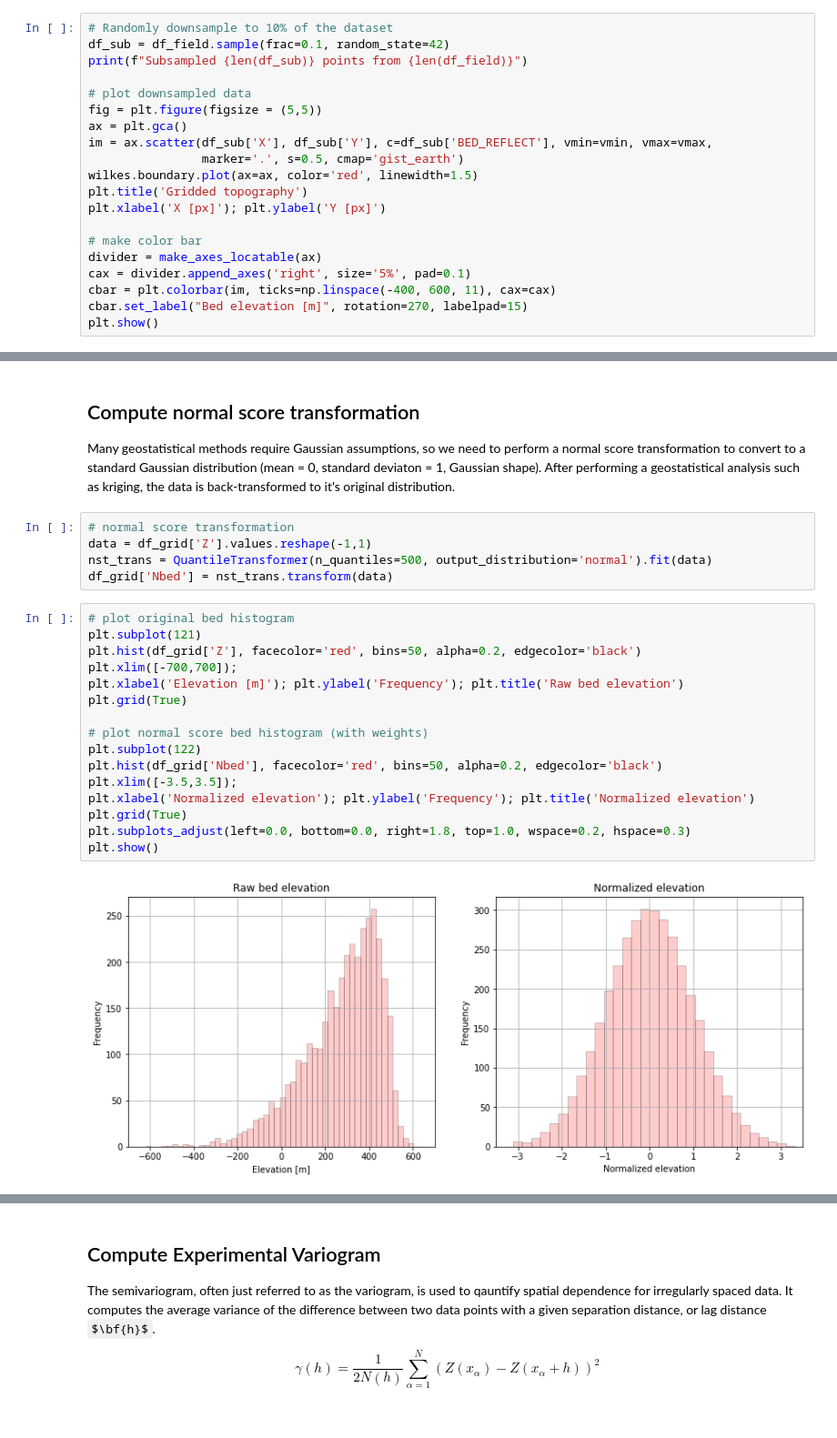
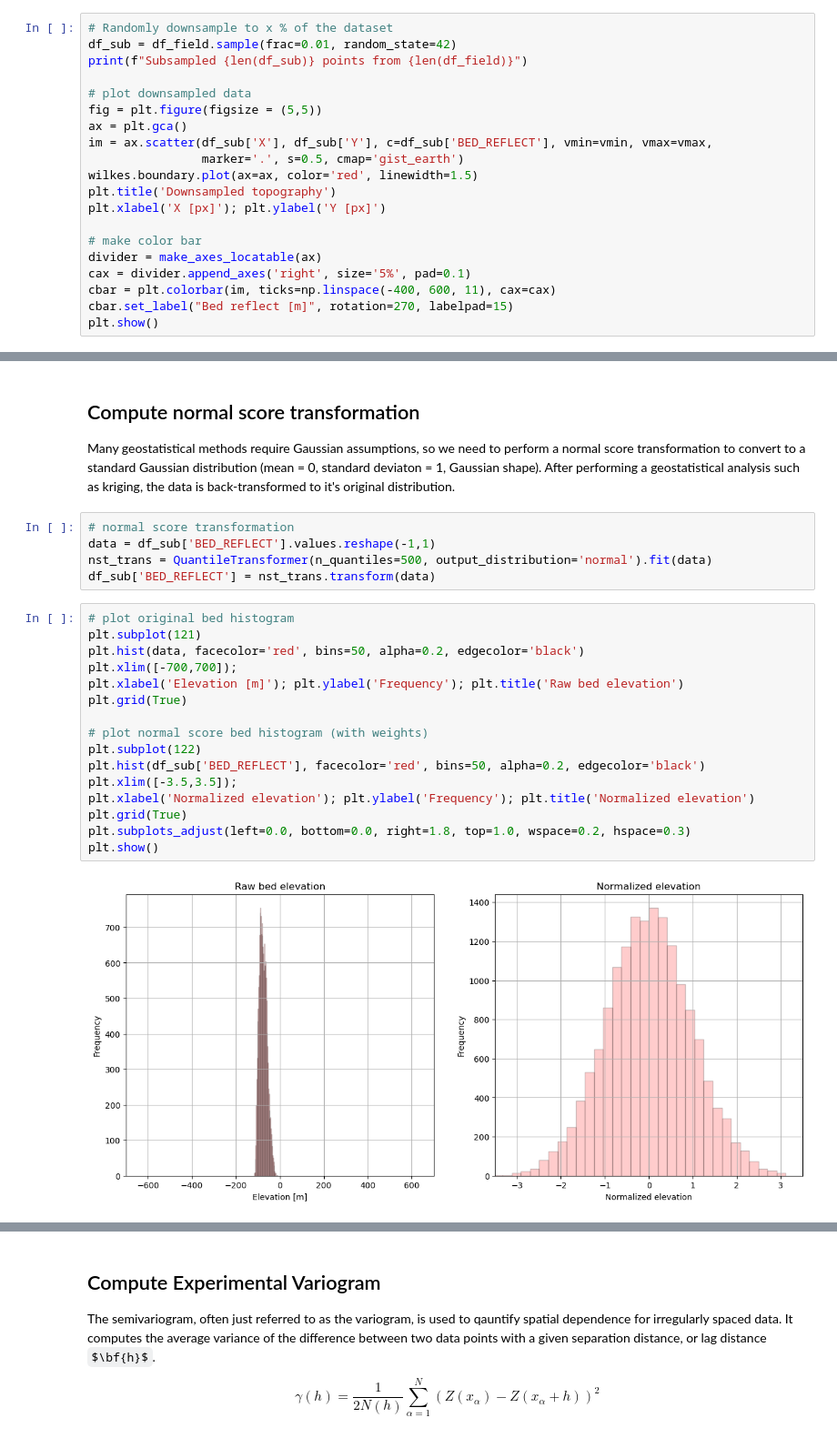
Before and after one commit to elizadawson/gstatsimbook, a Jupyter notebook: 1_Experimental_Variogram.ipynb, the cells around one changed output, grey strips where cells are left out. Shown at 91% size. Cells and saved outputs as stored; diff of their text form; some formulas as TeX source.

```diff
--- a/1_Experimental_Variogram.ipynb
+++ b/1_Experimental_Variogram.ipynb
@@ -113,8 +113,8 @@ df_field
 | 1144086 | 1.578680e+06 | -3.033764e+05 | NaN |
 3539604 rows × 3 columns
 # %%
-# Randomly downsample to 10% of the dataset
-df_sub = df_field.sample(frac=0.1, random_state=42)
+# Randomly downsample to x % of the dataset
+df_sub = df_field.sample(frac=0.01, random_state=42)
 print(f"Subsampled {len(df_sub)} points from {len(df_field)}")
 
 # plot downsampled data
@@ -123,13 +123,13 @@ ax = plt.gca()
 im = ax.scatter(df_sub['X'], df_sub['Y'], c=df_sub['BED_REFLECT'], vmin=vmin, vmax=vmax,
                 marker='.', s=0.5, cmap='gist_earth')
 wilkes.boundary.plot(ax=ax, color='red', linewidth=1.5)
-plt.title('Gridded topography')
+plt.title('Downsampled topography')
 plt.xlabel('X [px]'); plt.ylabel('Y [px]')
 
 # make color bar
 divider = make_axes_locatable(ax)
 cax = divider.append_axes('right', size='5%', pad=0.1)
 cbar = plt.colorbar(im, ticks=np.linspace(-400, 600, 11), cax=cax)
-cbar.set_label("Bed elevation [m]", rotation=270, labelpad=15)
+cbar.set_label("Bed reflect [m]", rotation=270, labelpad=15)
 plt.show()
 # %% [output]
@@ -171,27 +166,27 @@ df_grid.head()
 Many geostatistical methods require Gaussian assumptions, so we need to perform a normal score transformation to convert to a standard Gaussian distribution (mean = 0, standard deviaton = 1, Gaussian shape). After performing a geostatistical analysis such as kriging, the data is back-transformed to it's original distribution.
 # %%
 # normal score transformation
-data = df_grid['Z'].values.reshape(-1,1)
+data = df_sub['BED_REFLECT'].values.reshape(-1,1)
 nst_trans = QuantileTransformer(n_quantiles=500, output_distribution='normal').fit(data)
-df_grid['Nbed'] = nst_trans.transform(data)
+df_sub['BED_REFLECT'] = nst_trans.transform(data)
 # %%
 # plot original bed histogram
 plt.subplot(121)
-plt.hist(df_grid['Z'], facecolor='red', bins=50, alpha=0.2, edgecolor='black')
+plt.hist(data, facecolor='red', bins=50, alpha=0.2, edgecolor='black')
 plt.xlim([-700,700]);
 plt.xlabel('Elevation [m]'); plt.ylabel('Frequency'); plt.title('Raw bed elevation')
 plt.grid(True)
 
 # plot normal score bed histogram (with weights)
 plt.subplot(122)
-plt.hist(df_grid['Nbed'], facecolor='red', bins=50, alpha=0.2, edgecolor='black')
+plt.hist(df_sub['BED_REFLECT'], facecolor='red', bins=50, alpha=0.2, edgecolor='black')
 plt.xlim([-3.5,3.5]);
 plt.xlabel('Normalized elevation'); plt.ylabel('Frequency'); plt.title('Normalized elevation')
 plt.grid(True)
 plt.subplots_adjust(left=0.0, bottom=0.0, right=1.8, top=1.0, wspace=0.2, hspace=0.3)
 plt.show()
 # %% [output]
-[figure, old version]
+[figure, new version]
 # %%
 # plot transformed data
 fig = plt.figure(figsize = (5,5))
```
Also changed, not shown: parts of 9 cells of this notebook.
